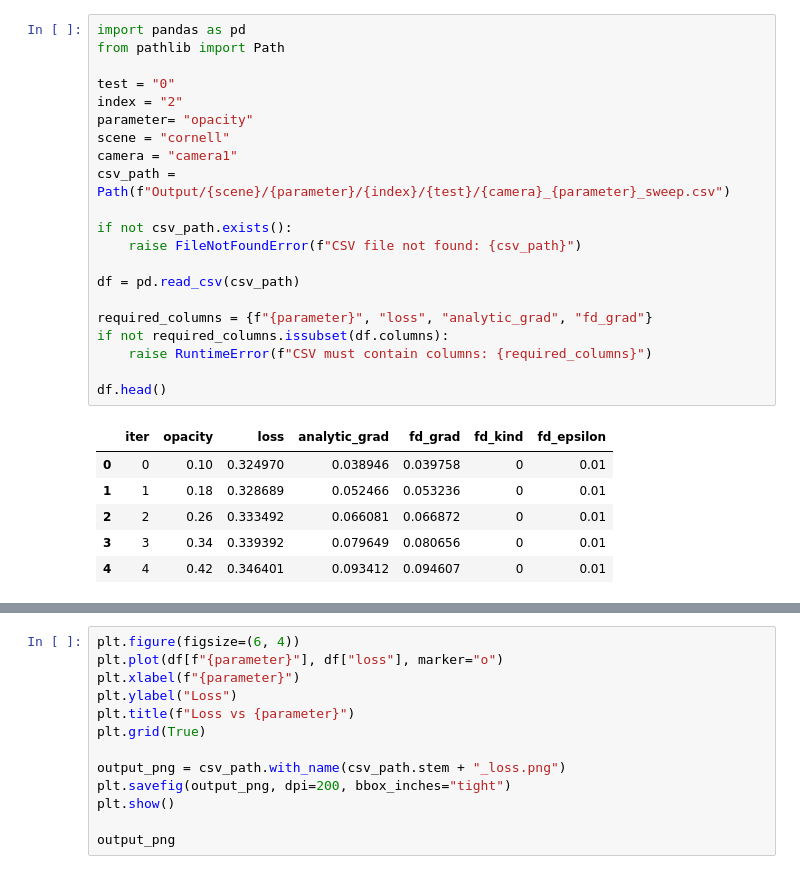
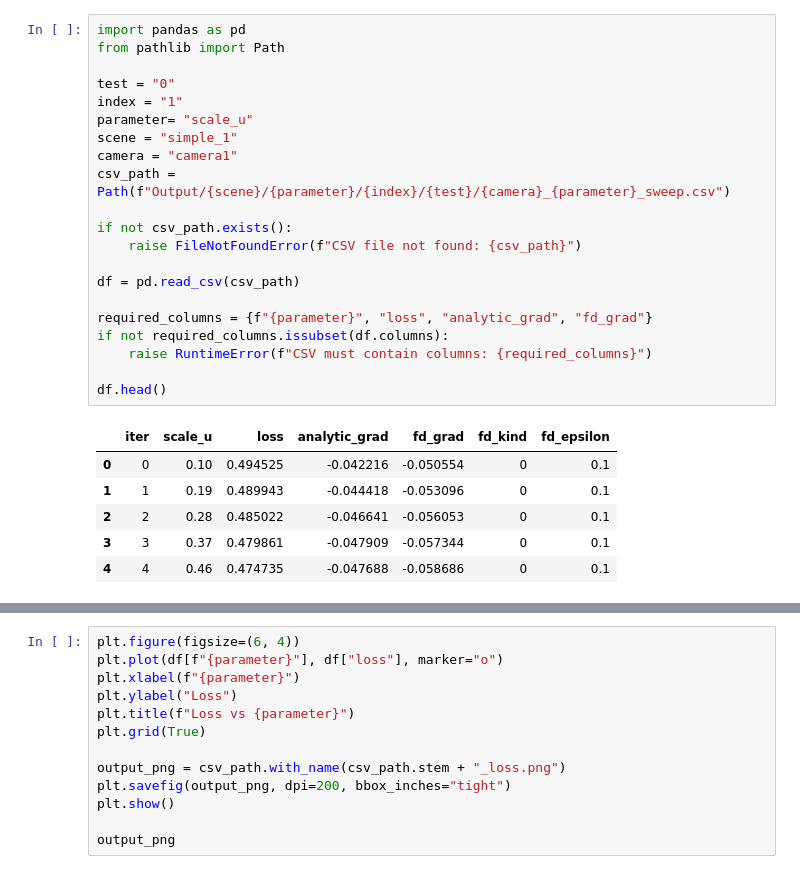
Before and after one commit to M-Gjerde/DifferentiablePointRendering, a Jupyter notebook: python/finite_difference/notebook_scatter_2.ipynb, the cells around one changed output, grey strips where cells are left out. Cells and saved outputs as stored; diff of their text form.

Commit message:
WIP Surfel Y scale grad in simple_1 scene

```diff
--- a/python/finite_difference/notebook_scatter_2.ipynb
+++ b/python/finite_difference/notebook_scatter_2.ipynb
@@ -1,31 +1,31 @@
 # %%
 import pandas as pd
 from pathlib import Path
 
 test = "0"
-index = "2"
-parameter= "opacity"
-scene = "cornell"
+index = "1"
+parameter= "scale_u"
+scene = "simple_1"
 camera = "camera1"
 csv_path = Path(f"Output/{scene}/{parameter}/{index}/{test}/{camera}_{parameter}_sweep.csv")
 
 if not csv_path.exists():
     raise FileNotFoundError(f"CSV file not found: {csv_path}")
 
 df = pd.read_csv(csv_path)
 
 required_columns = {f"{parameter}", "loss", "analytic_grad", "fd_grad"}
 if not required_columns.issubset(df.columns):
     raise RuntimeError(f"CSV must contain columns: {required_columns}")
 
 df.head()
 # %% [output]
-|  | iter | opacity | loss | analytic_grad | fd_grad | fd_kind | fd_epsilon |
-| 0 | 0 | 0.10 | 0.324970 | 0.038946 | 0.039758 | 0 | 0.01 |
-| 1 | 1 | 0.18 | 0.328689 | 0.052466 | 0.053236 | 0 | 0.01 |
-| 2 | 2 | 0.26 | 0.333492 | 0.066081 | 0.066872 | 0 | 0.01 |
-| 3 | 3 | 0.34 | 0.339392 | 0.079649 | 0.080656 | 0 | 0.01 |
-| 4 | 4 | 0.42 | 0.346401 | 0.093412 | 0.094607 | 0 | 0.01 |
+|  | iter | scale_u | loss | analytic_grad | fd_grad | fd_kind | fd_epsilon |
+| 0 | 0 | 0.10 | 0.494525 | -0.042216 | -0.050554 | 0 | 0.1 |
+| 1 | 1 | 0.19 | 0.489943 | -0.044418 | -0.053096 | 0 | 0.1 |
+| 2 | 2 | 0.28 | 0.485022 | -0.046641 | -0.056053 | 0 | 0.1 |
+| 3 | 3 | 0.37 | 0.479861 | -0.047909 | -0.057344 | 0 | 0.1 |
+| 4 | 4 | 0.46 | 0.474735 | -0.047688 | -0.058686 | 0 | 0.1 |
 # %%
 
 import matplotlib.pyplot as plt
```
Also changed, not shown: parts of 2 cells of this notebook, 6 other files.
